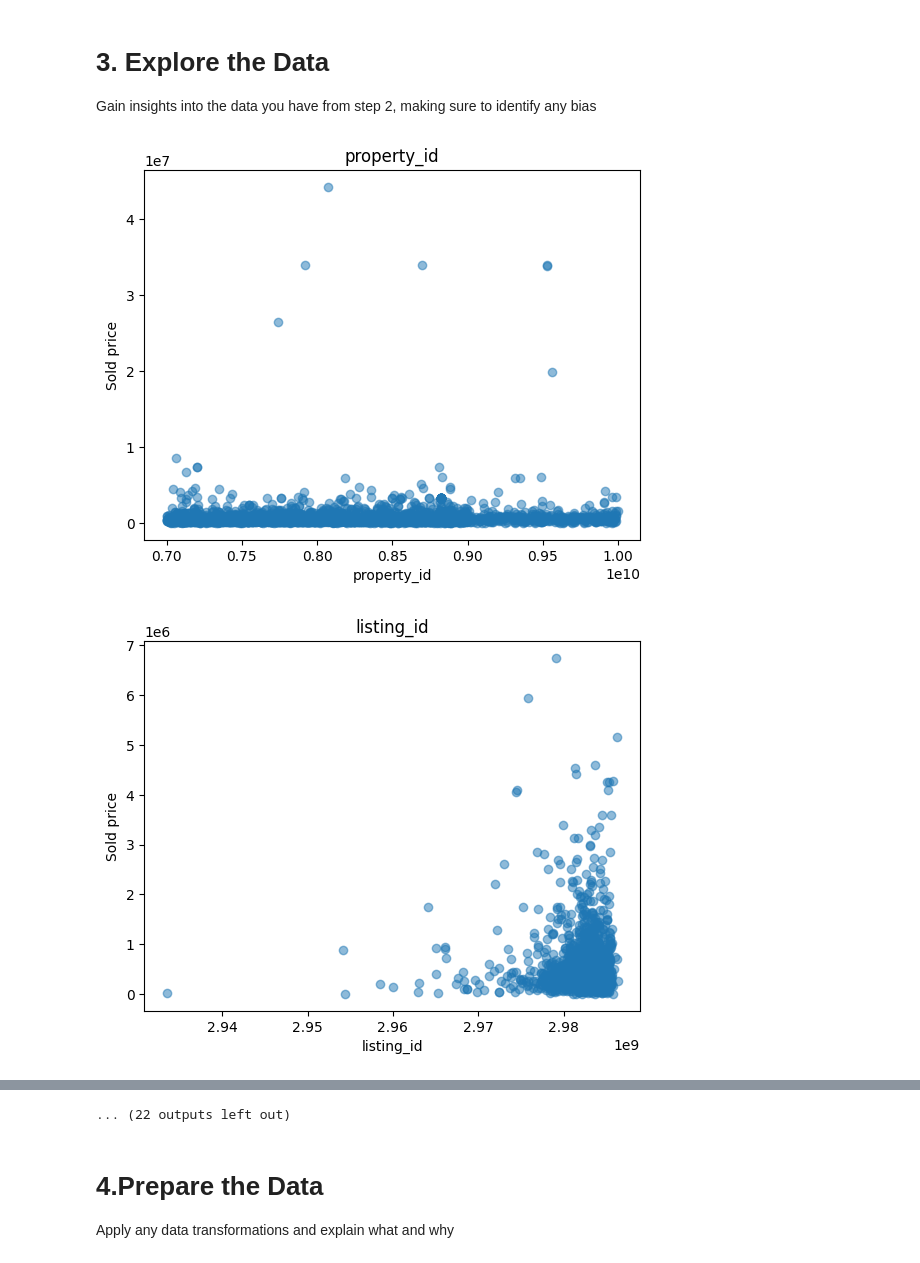
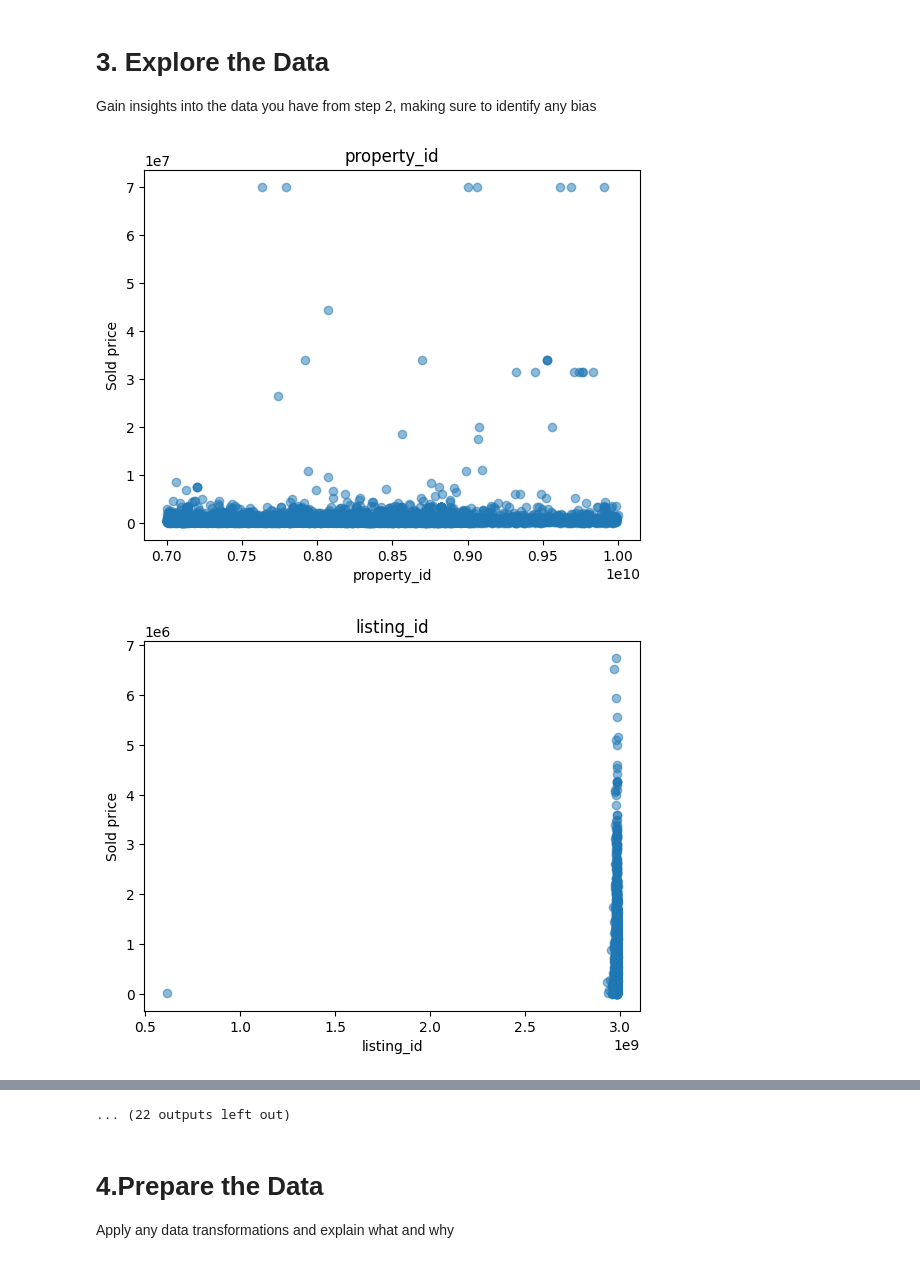
Before and after one commit to 1002215/ML, a Jupyter notebook: Project_2/Project_2.ipynb, the cells around one changed output, grey strips where cells are left out. Cells and saved outputs as stored; diff of their text form; code cells hidden in the pictures.

```diff
--- a/Project_2/Project_2.ipynb
+++ b/Project_2/Project_2.ipynb
@@ -56,7 +56,8 @@ from sklearn.metrics import accuracy_score, classification_report, r2_score
 import matplotlib.pyplot as plt
 import numpy as np
 
-df = pd.read_csv('listings.csv')
+
+df = pd.read_csv('listing.csv')
 
 df.columns = ['property_url','property_id', 'listing_id','permalink', 'mls',
              'mls_id', 'status','mls_status','text','style','formatted_address',
@@ -68,32 +69,33 @@ df.columns = ['property_url','property_id', 'listing_id','permalink', 'mls',
               'latitude','longitude','neighborhoods','county','fips_code','stories',
               'hoa_fee','parking_garage','agent_id','agent_name','agent_email',
               'agent_phones','agent_mls_set','agent_nrds_id','broker_id','broker_name',
               'builder_id','builder_name','office_id','office_mls_set','office_name',
               'office_email', 'office_phones','nearby_schools','primary_photo','alt_photos']
+
 
 # Create scatter plot showing the relationship between the sold price and each of the features
 # in the data set.
 for i in df.columns[1:]:
     X = df[i]
     price = df["sold_price"]
     if pd.api.types.is_numeric_dtype(X):
         plt.scatter(X,price,alpha=0.5)
         plt.xlabel(i)
         plt.ylabel("Sold price")
         plt.title(i)
         plt.show()
 
 """
     Insights:
         Some graphs have little to no data, such as builder_id, and these can be eliminated.
         There seems to be a relationship between house amenities, such as beds, baths, and
         sqft, and tax; as these increase, so does the selling price. I will try to keep these attributes.
 
     Bias:
         I have my own views on how a house should be evaluated based off of certain features like
         beds and bathrooms, so I may eliminate other possibly important features that I evaluate as
         nonessential.
 """
 # %% [output]
-[figure, old version]
+[figure, new version]
-[figure, old version]
+[figure, new version]
```
Also changed, not shown: parts of 8 cells of this notebook, 12 other files.
